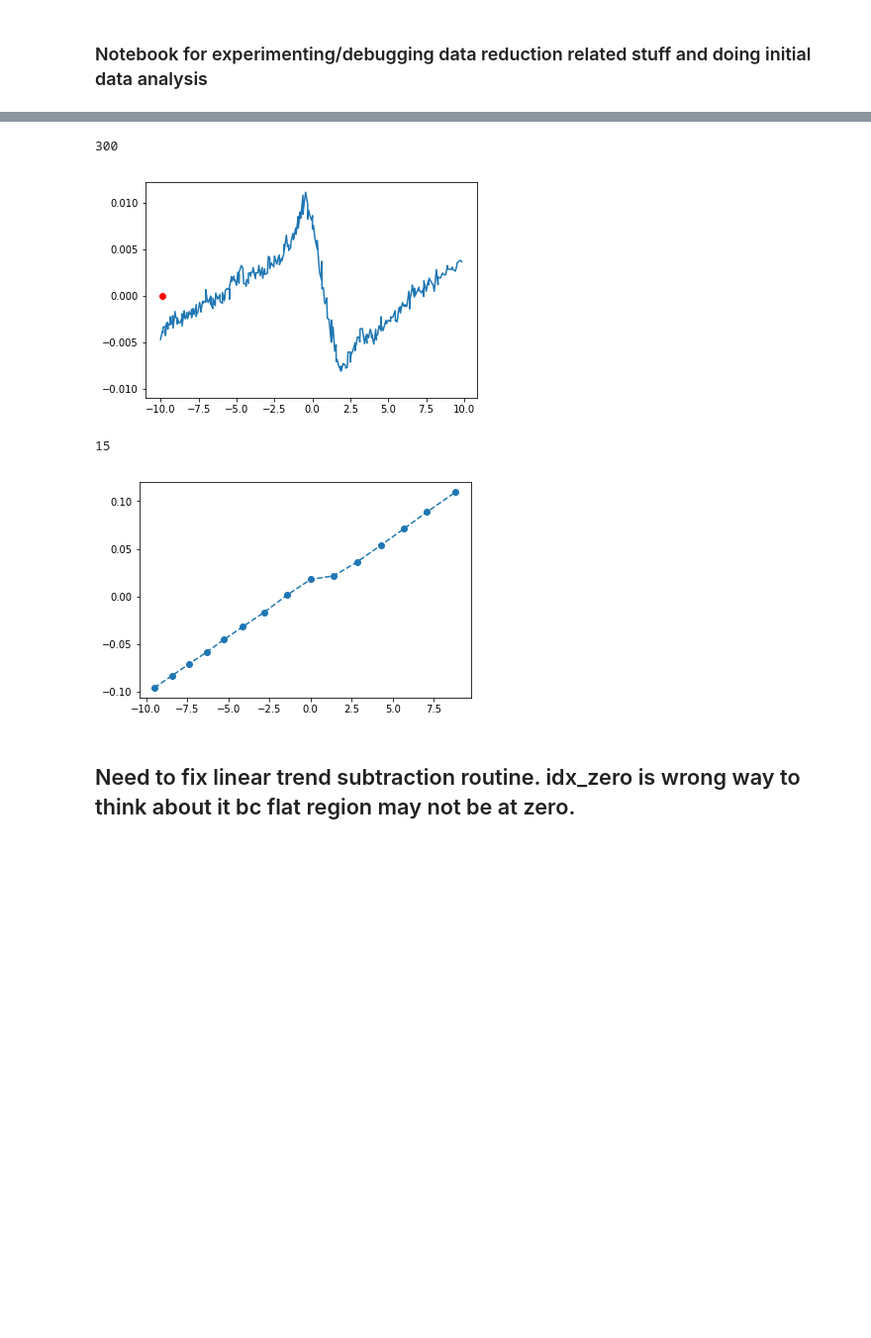
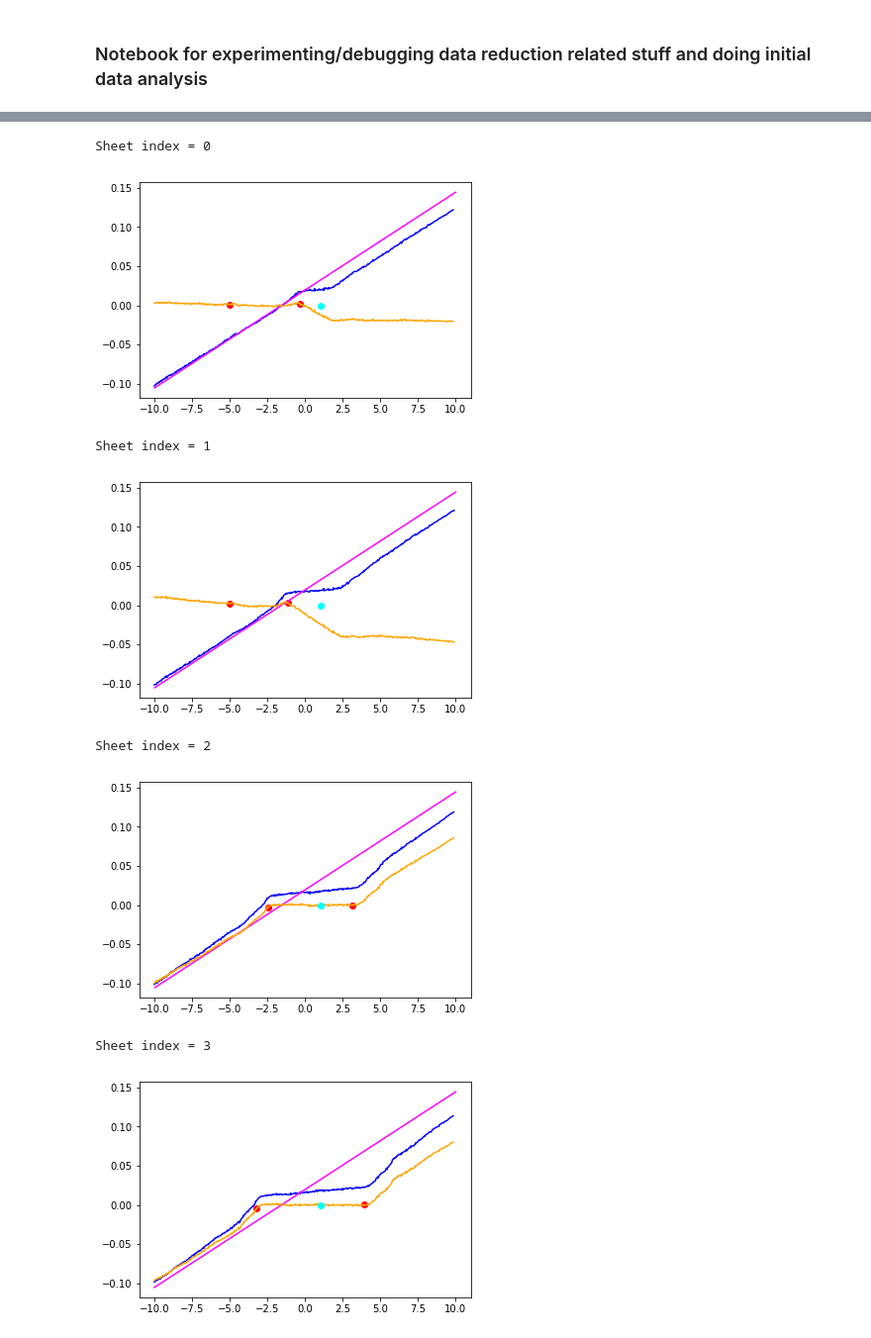
Before and after one commit to murphyjm/phys108, a Jupyter notebook: data_reduction_testing.ipynb, the cells around one changed output, grey strips where cells are left out. Shown at 99% size. Drawn from its saved outputs; the diff is of its cells as text; code cells hidden in the pictures; blank space fills up the shorter version.

```diff
--- a/data_reduction_testing.ipynb
+++ b/data_reduction_testing.ipynb
@@ -49,7 +48,7 @@ print(len(mod_DataSheets[0].combined_set))
 # %%
 mod_no_linear_trend_list = []
-
 for sheet in mod_DataSheets:
-    Tracer()()
+    #Tracer()()
     mod_no_linear_trend_list.append(sheet.linear_gnd_trend(sheet.combined_set))
+print(len(mod_no_linear_trend_list))
 # %% [output]
@@ -73,22 +72,39 @@ Exiting Debugger.
-# %%
-chan_1_no_lin, chan_2_no_lin = zip(*mod_no_linear_trend_list[0][0])
-plt.scatter(chan_1_no_lin[mod_no_linear_trend_list[0][3]], 0, color='red')
-#plt.scatter(mod_no_linear_trend_list[0][4], 0, color='red')
-plt.plot(chan_1_no_lin, chan_2_no_lin)
-print(len(chan_2_no_lin))
-plt.show()
-# %% [output]
-300
-[figure, removed]
-# %%
-chan_1, chan_2 = zip(*mod_DataSheets[0].combined_set)
-plt.plot(chan_1, chan_2, 'o--')
-#plt.scatter(chan_1[mod_no_linear_trend_list[0][3]], 0, color='red')
-#plt.scatter(mod_no_linear_trend_list[0][4], 0, color='red')
-print(len(chan_2))
-plt.show()
-# %% [output]
-15
-[figure, removed]
-# %% [markdown]
-## Need to fix linear trend subtraction routine. idx_zero is wrong way to think about it bc flat region may not be at zero.
+# %%
+for sheet_idx in range(len(mod_no_linear_trend_list)):
+    print('Sheet index = {}'.format(sheet_idx))
+    chan_1_no_lin, chan_2_no_lin = zip(*mod_no_linear_trend_list[sheet_idx][0])
+    chan_1, chan_2 = zip(*mod_DataSheets[sheet_idx].combined_set)
+
+    # Plot the original data
+    plt.plot(chan_1, chan_2, color='blue')
+
+    # Plot the linear fit to the superconducting region
+    x = np.linspace(-10, 10, 300)
+    m = mod_no_linear_trend_list[0][1]
+    b = mod_no_linear_trend_list[0][2]
+    plt.plot(x, m*x + b, color='magenta')
+
+    # Plot the 'kink' locations where we've defined the superconducting region to be
+    loc_1 = mod_no_linear_trend_list[sheet_idx][3]
+    loc_2 = mod_no_linear_trend_list[sheet_idx][4]
+    plt.scatter(chan_1_no_lin[loc_1], chan_2_no_lin[loc_1], color='red')
+    plt.scatter(chan_1_no_lin[loc_2], chan_2_no_lin[loc_2], color='red')
+
+    # Plot the 'idx_zero' point. Where the script thinks the superconducting region is
+    idx_zero = mod_no_linear_trend_list[sheet_idx][6]
+    zero_x = np.linspace(-10, 10, 30)
+    plt.scatter(zero_x[idx_zero], 0, color='cyan', zorder=100)
+
+    # Plot the linear trend subtracted data
+    plt.plot(chan_1_no_lin, chan_2_no_lin, color='orange')
+
+    plt.show()
+# %% [output]
+Sheet index = 0
+[figure, added]
+Sheet index = 1
+[figure, added]
+Sheet index = 2
+[figure, added]
+Sheet index = 3
+[figure, added]
```
Also changed, not shown: parts of 11 cells of this notebook, 1 other file.
